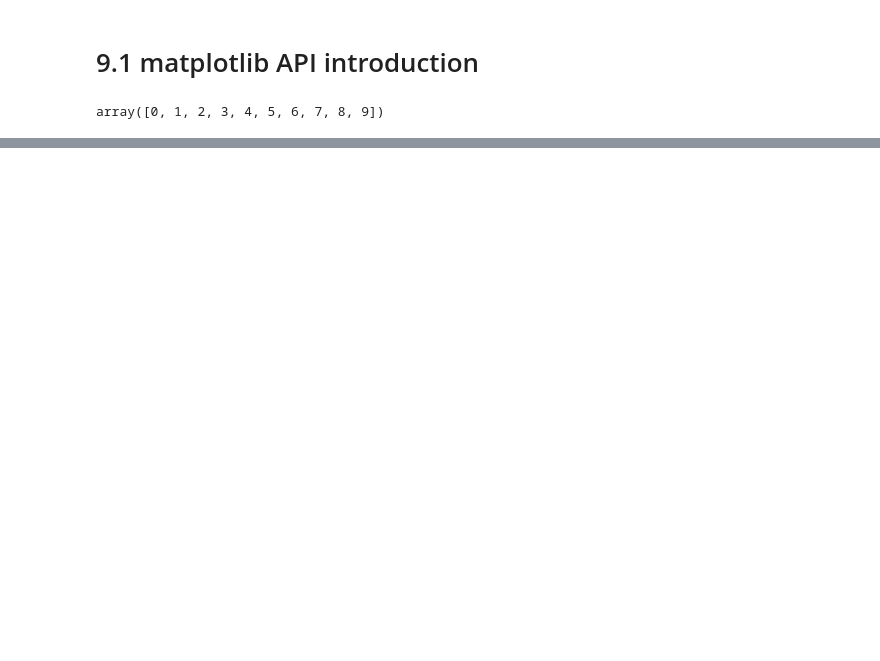
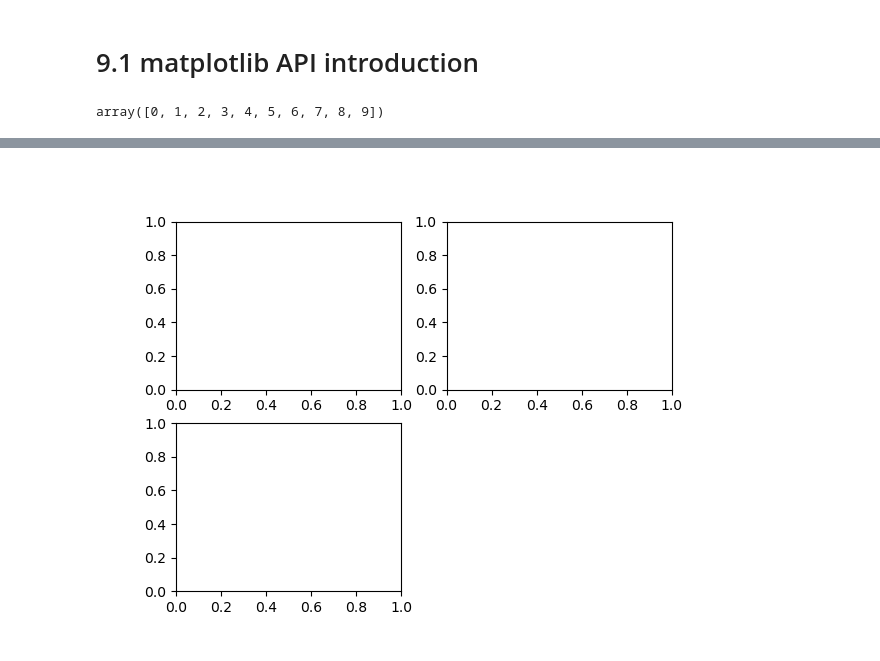
Before and after one commit to Mystery-Loong/data-book, a Jupyter notebook: chapter9.ipynb, the cells around one changed output, grey strips where cells are left out. Cells and saved outputs as stored; diff of their text form; code cells hidden in the pictures; blank space fills up the shorter version.

```diff
--- a/chapter9.ipynb
+++ b/chapter9.ipynb
@@ -17,0 +22,7 @@ plt.plot(data)
+# %%
+fig = plt.figure()
+ax1 = fig.add_subplot(2, 2, 1)
+ax2 = fig.add_subplot(2, 2, 2)
+ax3 = fig.add_subplot(2, 2, 3)
+# %% [output]
+[figure, added]
```
Also changed, not shown: parts of 95 cells of this notebook, 24 other files.
